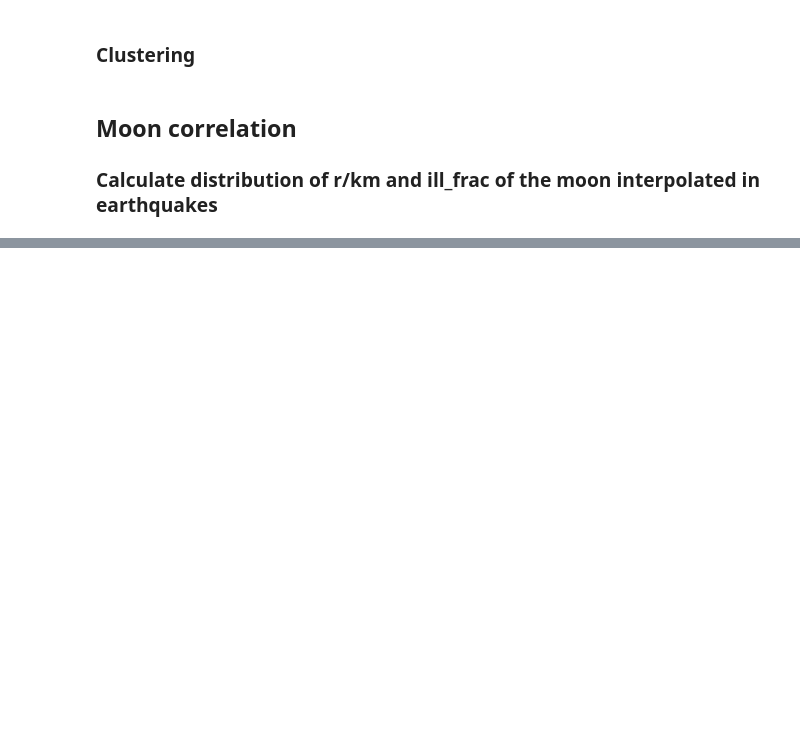
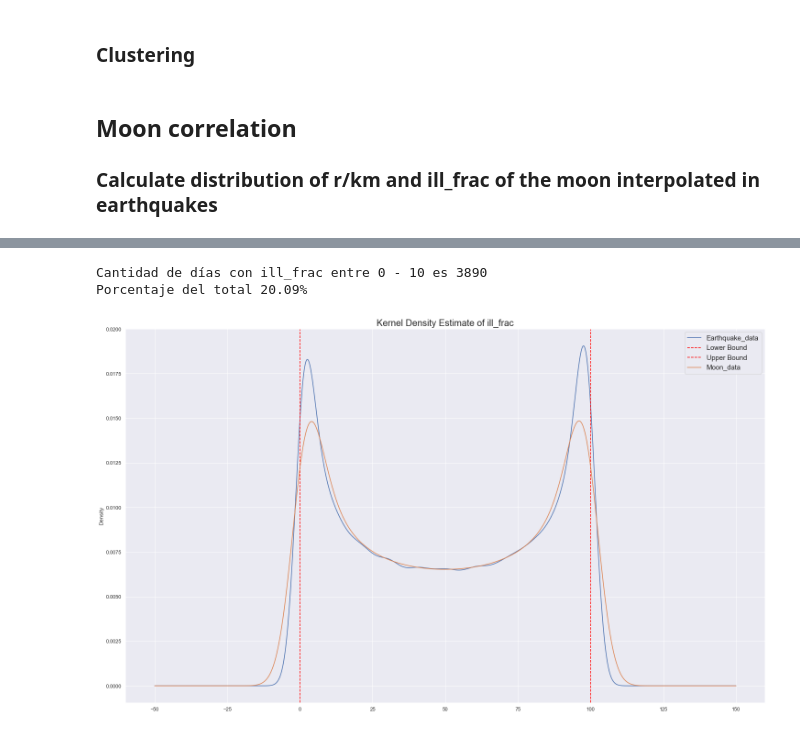
Before and after one commit to NicolasSalgado/Earthquake_moon_project, a Jupyter notebook: python_scripts/main_run.ipynb, the cells around one changed output, grey strips where cells are left out. Saved outputs shown, nothing was run; the diff lists cells and outputs as text; code cells hidden in the pictures; blank space fills up the shorter version.

Commit message:
Distribution Moon and  earthquake added. Readme function change

```diff
--- a/python_scripts/main_run.ipynb
+++ b/python_scripts/main_run.ipynb
@@ -160,7 +162,16 @@ histogram_animation(df, var="ill_frac_interpolated", histnorm="percent",animatio
 # range_x and range_y by default None, and will be like it was before, if you want to change set a list with two numbers
 #animation_frame="MAG_SEG", "PERIOD", "YEAR"... any column name of categories
 # %%
-count_number_days(var="r/km", range_var=[340000,395515])
+count_number_days(var="ill_frac", range_var=[0,10])
+# %% [output]
+Cantidad de días con ill_frac entre 0 - 10 es 3890
+Porcentaje del total 20.09%
+# %%
+# Distribution KDE plot for a varaible for earthquake data and moon data.
+df_moon = read_data(file="moon")
+distribution_plot(df, df_moon, var="ill_frac")
+# %% [output]
+[figure, added]
 # %%
 # date_filt is in the order "YYYY-mm-dd"
 df2 = filter_by_date(df, date_filt="2020-05-03", nweeks=5)
```
Also changed, not shown: parts of 1 cell of this notebook, 2 other files.
